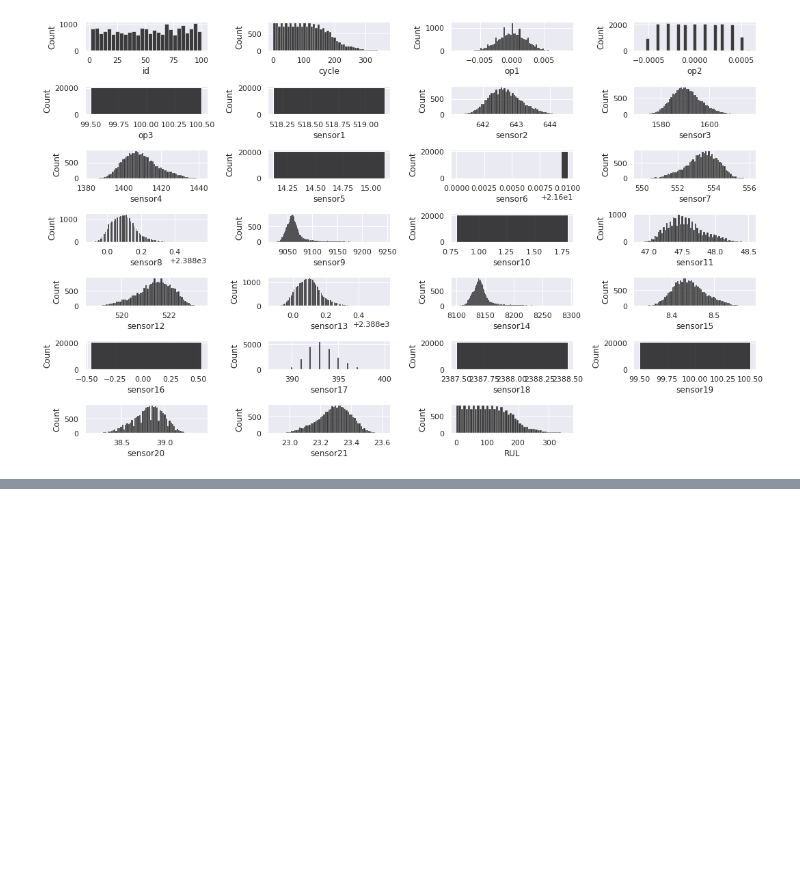
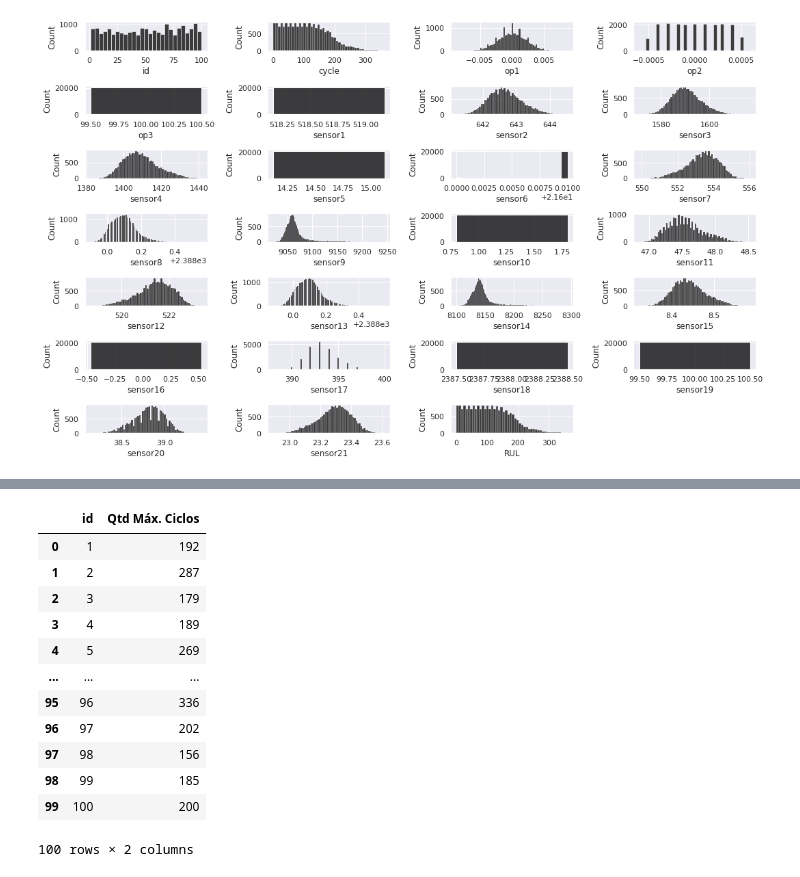
Before and after one commit to nicksonrock/machinelearninguff, a Jupyter notebook: TCC_ROCK_ML.ipynb, the cells around one changed output, grey strips where cells are left out. Saved outputs shown, nothing was run; the diff lists cells and outputs as text; code cells hidden in the pictures; blank space fills up the shorter version.

```diff
--- a/TCC_ROCK_ML.ipynb
+++ b/TCC_ROCK_ML.ipynb
@@ -116,0 +280,23 @@ plt.show()
+# %%
+#sort data unit_ID get maximum cycles
+
+output_test_cycles_MAX = pd.DataFrame(output_test.groupby('id')['Ciclos'].max()).reset_index()
+output_test_cycles_MAX.columns = ['id', 'Qtd Máx. Ciclos']
+
+# predictions cycle MAX output data_test
+output_test_cycles_MAX.to_csv('cycles_MAX_test.csv', index=False)
+output_test_cycles_MAX
+# %% [output]
+|  | id | Qtd Máx. Ciclos |
+| 0 | 1 | 192 |
+| 1 | 2 | 287 |
+| 2 | 3 | 179 |
+| 3 | 4 | 189 |
+| 4 | 5 | 269 |
+| ... | ... | ... |
+| 95 | 96 | 336 |
+| 96 | 97 | 202 |
+| 97 | 98 | 156 |
+| 98 | 99 | 185 |
+| 99 | 100 | 200 |
+100 rows × 2 columns
```
Also changed, not shown: parts of 14 cells of this notebook.
